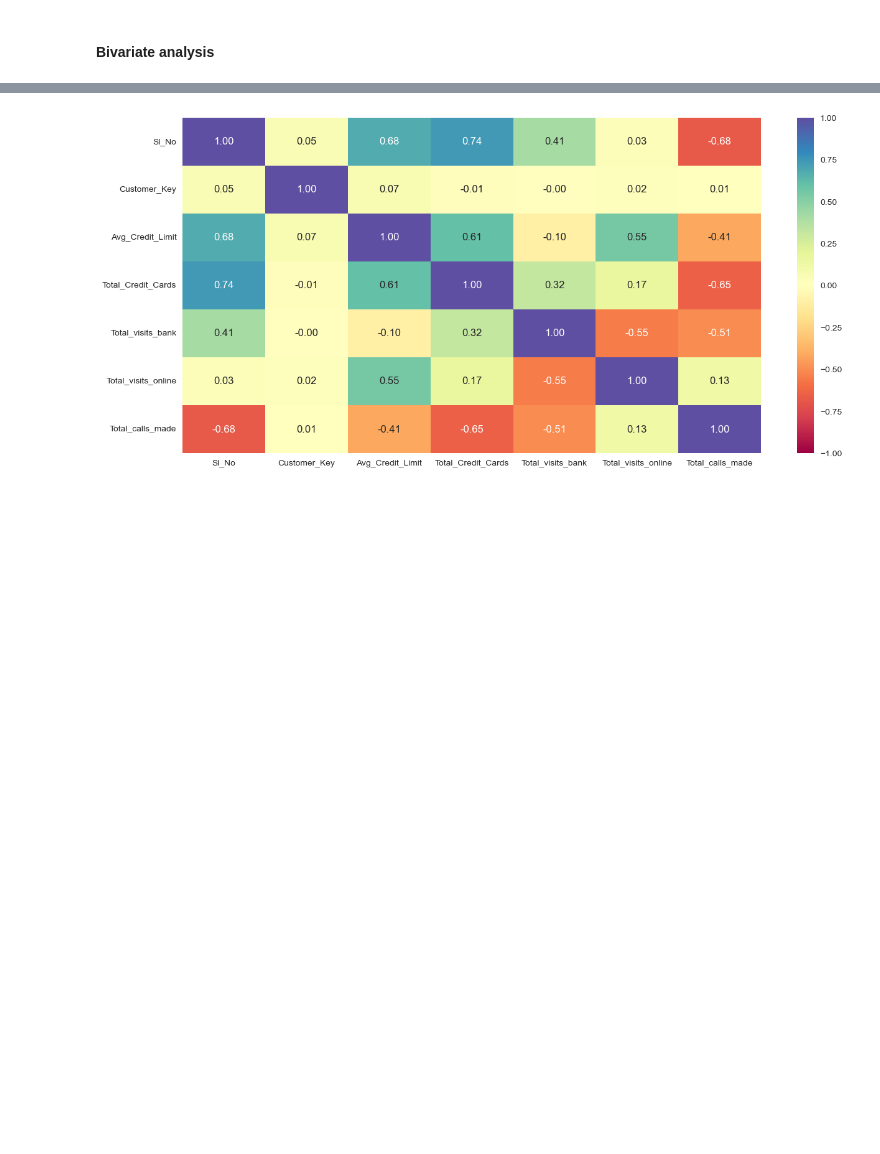
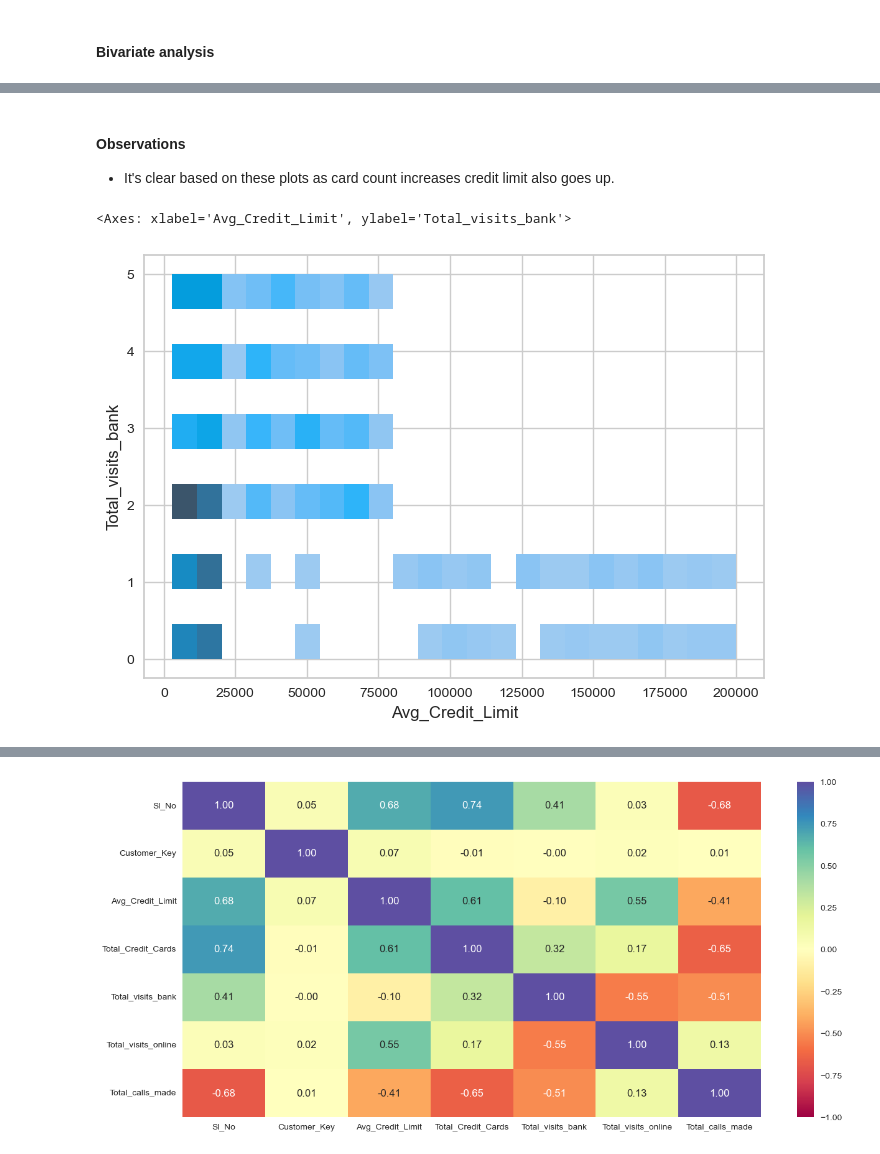
Before and after one commit to Drew75austin/Bank_Customer_Segmentation, a Jupyter notebook: Full_Code_AIML_USL_Project_CreditCardCustomerSegmentation.ipynb, the cells around one changed output, grey strips where cells are left out. Cells and saved outputs as stored; diff of their text form; code cells hidden in the pictures; blank space fills up the shorter version.

```diff
--- a/Full_Code_AIML_USL_Project_CreditCardCustomerSegmentation.ipynb
+++ b/Full_Code_AIML_USL_Project_CreditCardCustomerSegmentation.ipynb
@@ -313,0 +346,9 @@ for col in mainDf.columns.tolist()[2:]:
+# %% [markdown]
+#### Observations
+- It's clear based on these plots as card count increases credit limit also goes up.
+# %%
+#  function to plot a scatterplot
+sns.histplot(data=mainDf, x="Avg_Credit_Limit", y="Total_visits_bank")
+# %% [output]
+<Axes: xlabel='Avg_Credit_Limit', ylabel='Total_visits_bank'>
+[figure, added]
```
Also changed, not shown: parts of 42 cells of this notebook.
